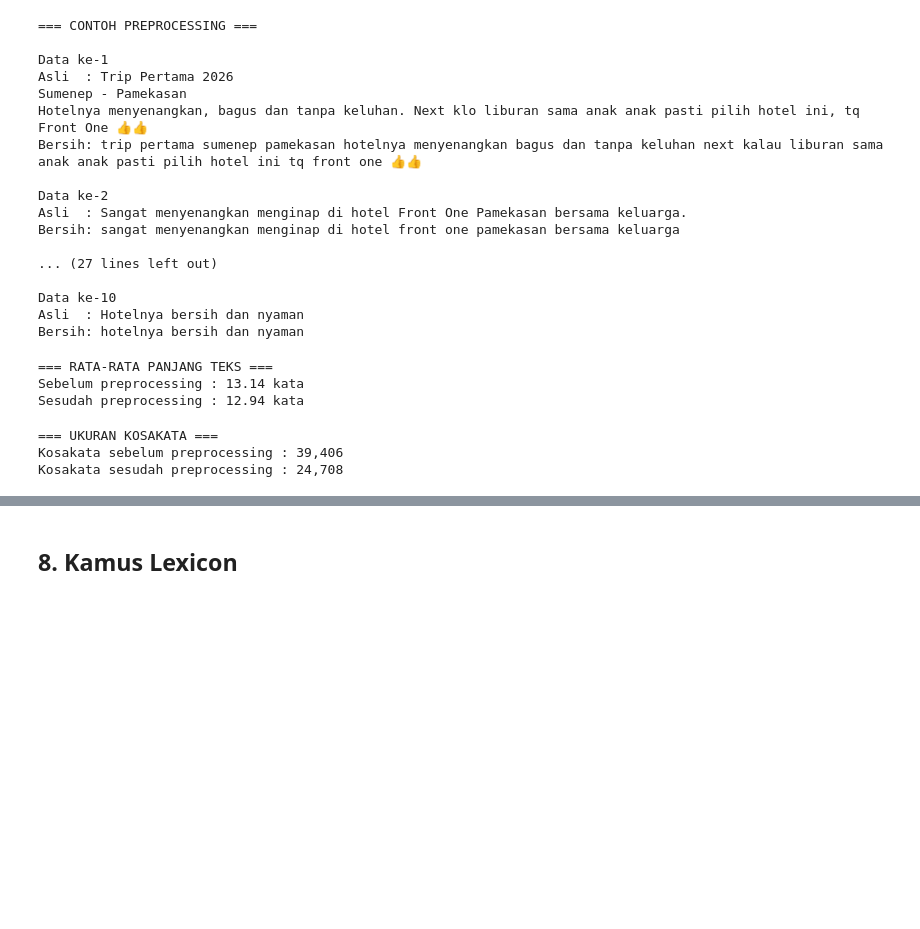
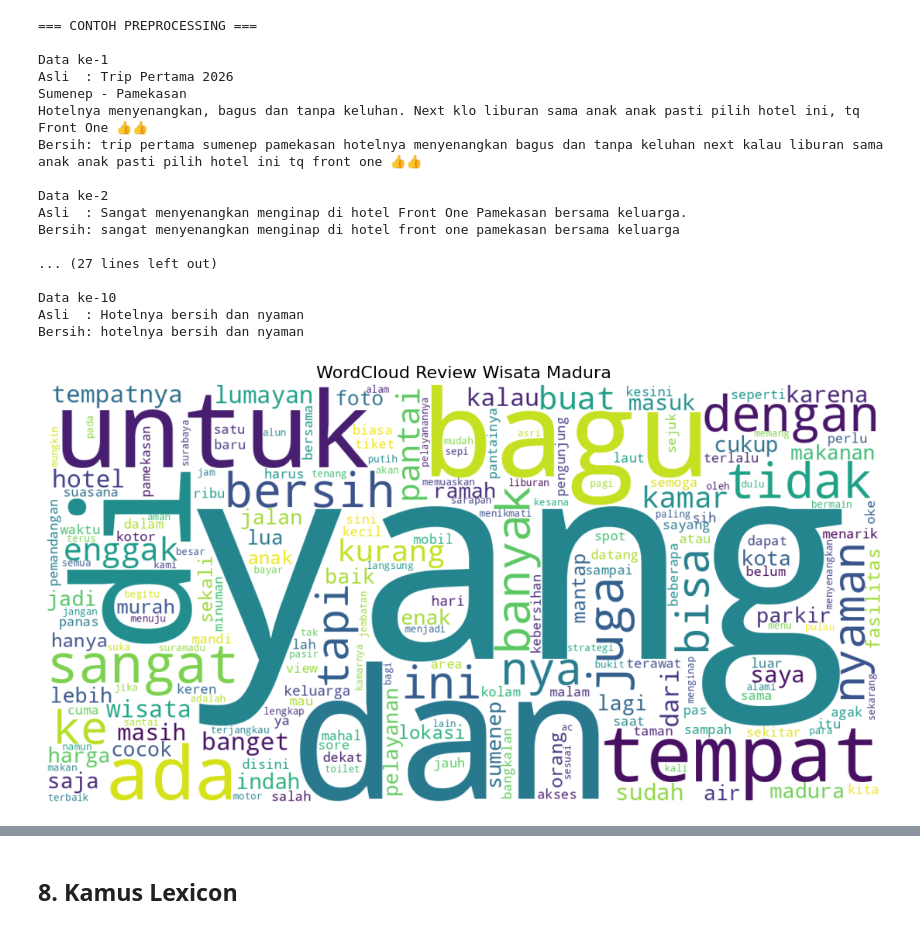
Before and after one commit to NicoDwiPutra/A, a Jupyter notebook: if-pariwisata-2.ipynb, the cells around one changed output, grey strips where cells are left out. Cells and saved outputs as stored; diff of their text form; code cells hidden in the pictures; blank space fills up the shorter version.

```diff
--- a/if-pariwisata-2.ipynb
+++ b/if-pariwisata-2.ipynb
@@ -292,33 +355,30 @@ Bersih: sangat menyenangkan menginap di hotel front one pamekasan bersama keluar
 Data ke-10
 Asli  : Hotelnya bersih dan nyaman
 Bersih: hotelnya bersih dan nyaman
-# %%
-df_id['panjang_asli'] = df_id['review_text'].astype(str).apply(lambda x: len(x.split()))
-df_id['panjang_bersih'] = df_id['clean_text'].astype(str).apply(lambda x: len(x.split()))
-
-print("=== RATA-RATA PANJANG TEKS ===")
-print(f"Sebelum preprocessing : {df_id['panjang_asli'].mean():.2f} kata")
-print(f"Sesudah preprocessing : {df_id['panjang_bersih'].mean():.2f} kata")
-# %% [output]
-=== RATA-RATA PANJANG TEKS ===
-Sebelum preprocessing : 13.14 kata
-Sesudah preprocessing : 12.94 kata
-# %%
-vocab_asli = set(
-    " ".join(df_id['review_text'].astype(str).str.lower()).split()
-)
-
-vocab_bersih = set(
-    " ".join(df_id['clean_text']).split()
-)
-
-print("=== UKURAN KOSAKATA ===")
-print(f"Kosakata sebelum preprocessing : {len(vocab_asli):,}")
-print(f"Kosakata sesudah preprocessing : {len(vocab_bersih):,}")
-# %% [output]
-=== UKURAN KOSAKATA ===
-Kosakata sebelum preprocessing : 39,406
-Kosakata sesudah preprocessing : 24,708
+# %%
+from wordcloud import WordCloud
+import matplotlib.pyplot as plt
+
+# Gabungkan seluruh teks
+text_all = " ".join(df_id['clean_text'].astype(str))
+
+# Generate wordcloud
+wc = WordCloud(
+    width=1200,
+    height=600,
+    background_color='white',
+    max_words=200,
+    collocations=False
+).generate(text_all)
+
+# Visualisasi
+plt.figure(figsize=(14,7))
+plt.imshow(wc, interpolation='bilinear')
+plt.axis("off")
+plt.title("WordCloud Review Wisata Madura", fontsize=16)
+plt.show()
+# %% [output]
+[figure, added]
 # %%
 from collections import Counter
 
```
Also changed, not shown: parts of 32 cells of this notebook.
